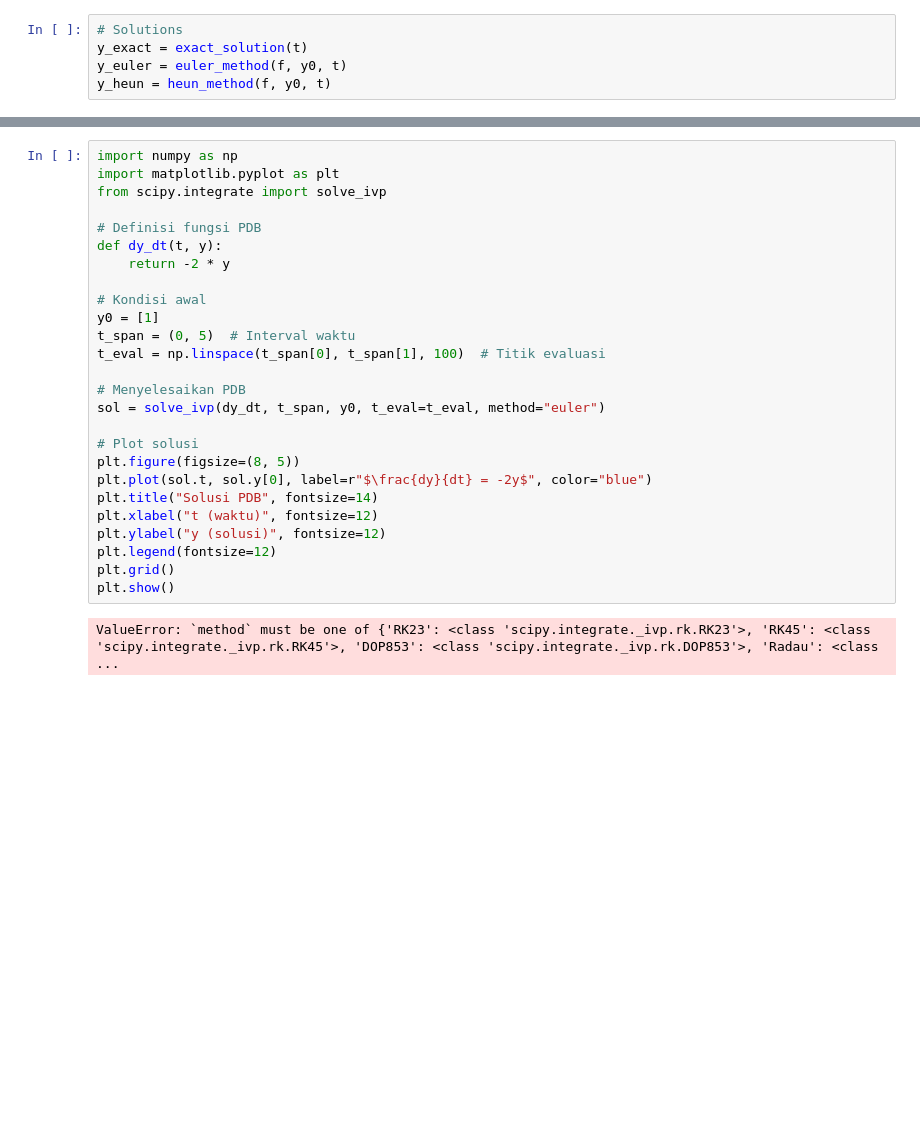
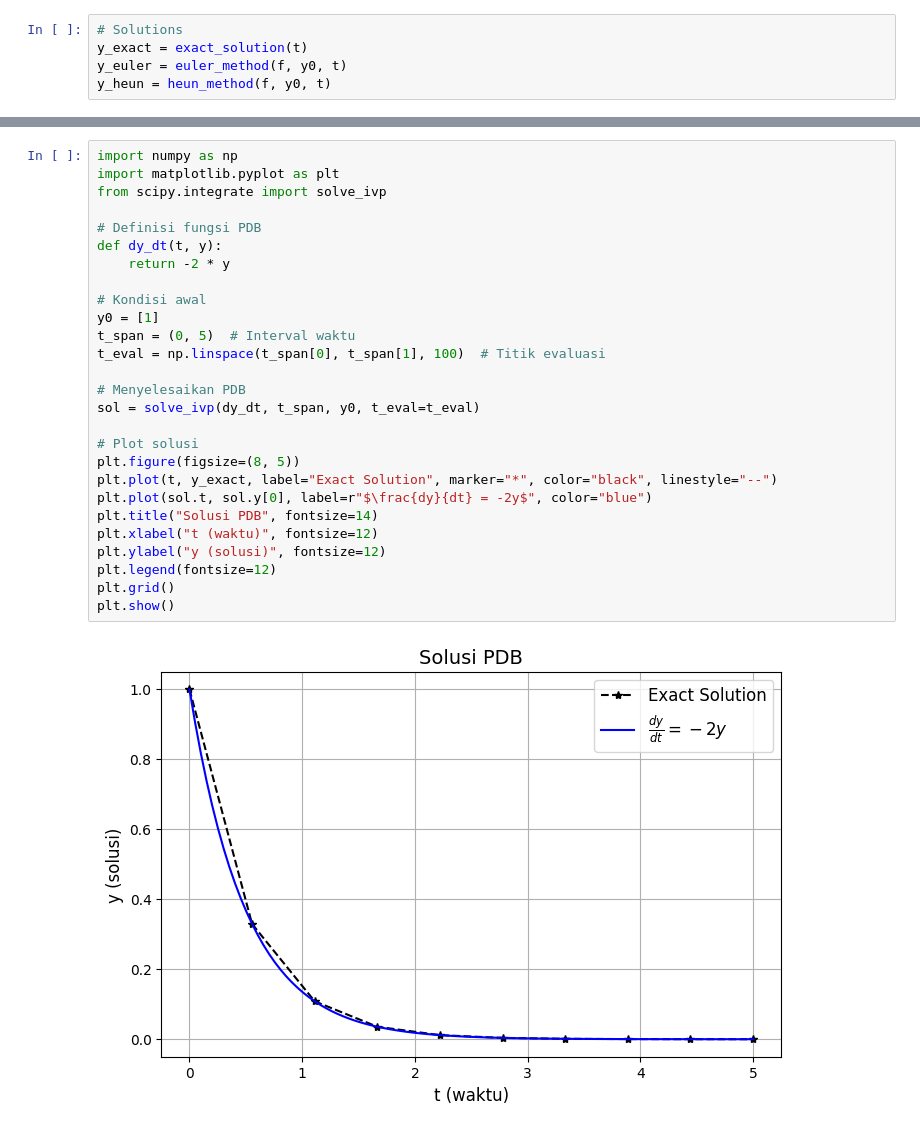
Before and after one commit to rafaza24/LabSISMIK, a Jupyter notebook: Perbandingan_Solusi_Numerik_Menggunakan_Metode_Euler_dan_Heun.ipynb, the cells around one changed output, grey strips where cells are left out. Cells and saved outputs as stored; diff of their text form; blank space fills up the shorter version.

```diff
--- a/Perbandingan_Solusi_Numerik_Menggunakan_Metode_Euler_dan_Heun.ipynb
+++ b/Perbandingan_Solusi_Numerik_Menggunakan_Metode_Euler_dan_Heun.ipynb
@@ -55,28 +80,29 @@ plt.show()
 # %%
 import numpy as np
 import matplotlib.pyplot as plt
 from scipy.integrate import solve_ivp
 
 # Definisi fungsi PDB
 def dy_dt(t, y):
     return -2 * y
 
 # Kondisi awal
 y0 = [1]
 t_span = (0, 5)  # Interval waktu
 t_eval = np.linspace(t_span[0], t_span[1], 100)  # Titik evaluasi
 
 # Menyelesaikan PDB
-sol = solve_ivp(dy_dt, t_span, y0, t_eval=t_eval, method="euler")
+sol = solve_ivp(dy_dt, t_span, y0, t_eval=t_eval)
 
 # Plot solusi
 plt.figure(figsize=(8, 5))
+plt.plot(t, y_exact, label="Exact Solution", marker="*", color="black", linestyle="--")
 plt.plot(sol.t, sol.y[0], label=r"$\frac{dy}{dt} = -2y$", color="blue")
 plt.title("Solusi PDB", fontsize=14)
 plt.xlabel("t (waktu)", fontsize=12)
 plt.ylabel("y (solusi)", fontsize=12)
 plt.legend(fontsize=12)
 plt.grid()
 plt.show()
 # %% [output]
-ValueError: `method` must be one of {'RK23': <class 'scipy.integrate._ivp.rk.RK23'>, 'RK45': <class 'scipy.integrate._ivp.rk.RK45'>, 'DOP853': <class 'scipy.integrate._ivp.rk.DOP853'>, 'Radau': <class ...
+[figure, added]
```
Also changed, not shown: parts of 7 cells of this notebook.
